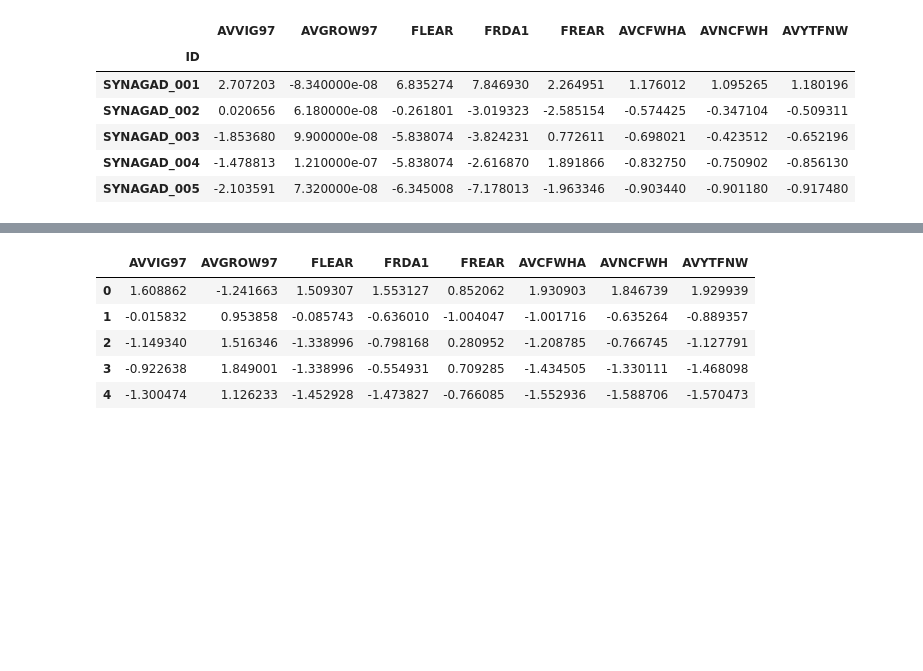
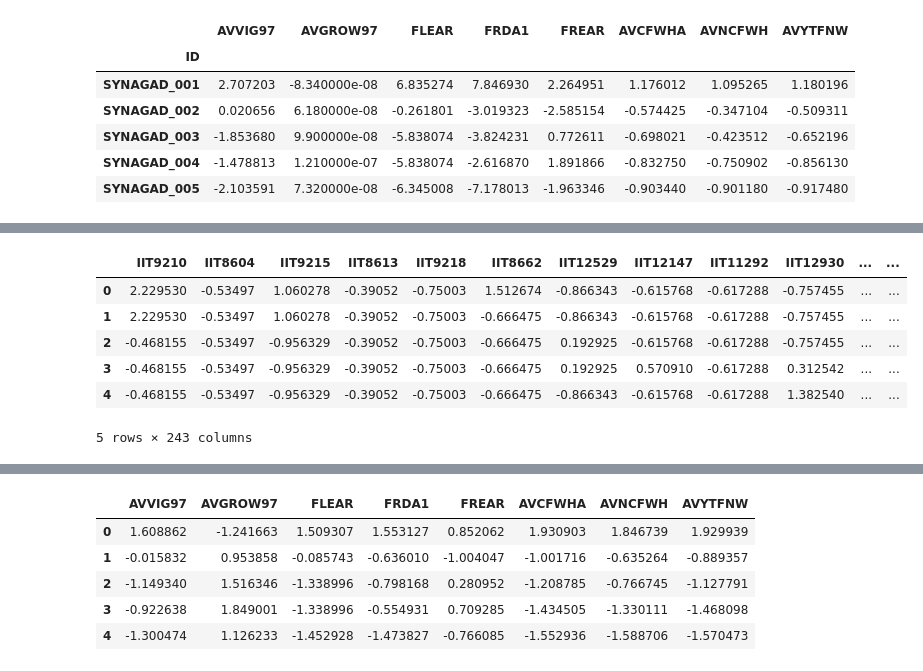
Before and after one commit to ericfreenda8793/com_gen_data_analysis_final_project, a Jupyter notebook: main.ipynb, the cells around one changed output, grey strips where cells are left out. Cells and saved outputs as stored; diff of their text form; code cells hidden in the pictures; blank space fills up the shorter version.

```diff
--- a/main.ipynb
+++ b/main.ipynb
@@ -56,3 +167,13 @@ phenotype_scaled = pd.DataFrame(scaler.fit_transform(phenotype_imputed), columns
+# %%
+genotypes_scaled.head()
+# %% [output]
+|  | IIT9210 | IIT8604 | IIT9215 | IIT8613 | IIT9218 | IIT8662 | IIT12529 | IIT12147 | IIT11292 | IIT12930 | ... | ... |
+| 0 | 2.229530 | -0.53497 | 1.060278 | -0.39052 | -0.75003 | 1.512674 | -0.866343 | -0.615768 | -0.617288 | -0.757455 | ... | ... |
+| 1 | 2.229530 | -0.53497 | 1.060278 | -0.39052 | -0.75003 | -0.666475 | -0.866343 | -0.615768 | -0.617288 | -0.757455 | ... | ... |
+| 2 | -0.468155 | -0.53497 | -0.956329 | -0.39052 | -0.75003 | -0.666475 | 0.192925 | -0.615768 | -0.617288 | -0.757455 | ... | ... |
+| 3 | -0.468155 | -0.53497 | -0.956329 | -0.39052 | -0.75003 | -0.666475 | 0.192925 | 0.570910 | -0.617288 | 0.312542 | ... | ... |
+| 4 | -0.468155 | -0.53497 | -0.956329 | -0.39052 | -0.75003 | -0.666475 | -0.866343 | -0.615768 | -0.617288 | 1.382540 | ... | ... |
+5 rows × 243 columns
 # %%
 genotypes_scaled.head()
 # %% [output]
```
Also changed, not shown: parts of 23 cells of this notebook.
